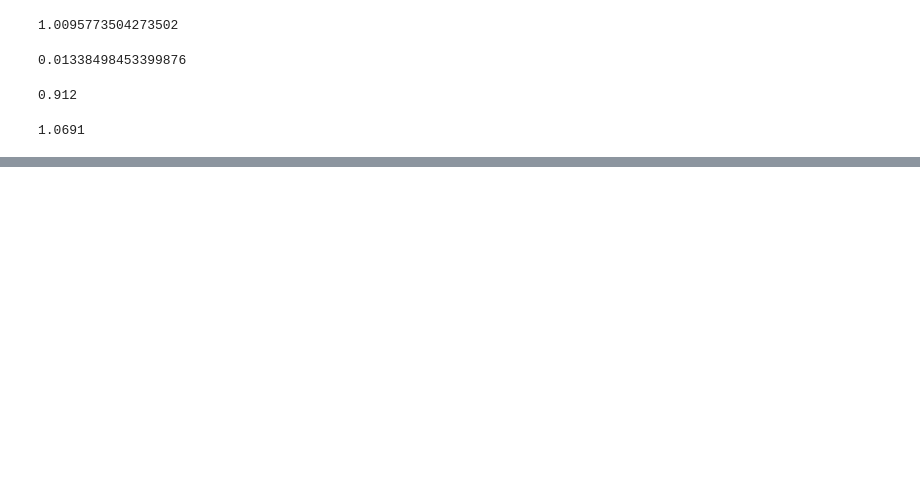
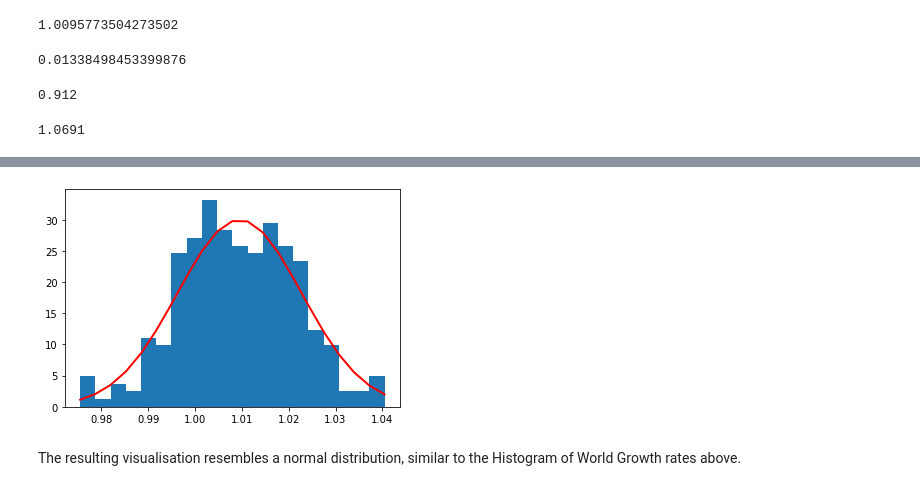
Before and after one commit to martincusack979/PFDA-project, a Jupyter notebook: PFDA Project.ipynb, the cells around one changed output, grey strips where cells are left out. Cells and saved outputs as stored; diff of their text form; code cells hidden in the pictures; blank space fills up the shorter version.

```diff
--- a/PFDA Project.ipynb
+++ b/PFDA Project.ipynb
@@ -304,0 +313,12 @@ The result resembles a normal distribution, with most values clustered around th
+# %%
+mu, sigma = 1.0095, 0.0133 # mean and standard deviation
+s = np.random.default_rng().normal(1.0095, 0.013, 250) # mean, standard deviation, number of data points
+count, bins, ignored = plt.hist(s, 20, density=True)   # probability density function
+plt.plot(bins, 1/(sigma * np.sqrt(2 * np.pi)) *
+               np.exp( - (bins - mu)**2 / (2 * sigma**2) ),
+         linewidth=2, color='r')
+plt.show()
+# %% [output]
+[figure, added]
+# %% [markdown]
+The resulting visualisation resembles a normal distribution, similar to the Histogram of World Growth rates above.
```
Also changed, not shown: parts of 9 cells of this notebook.
